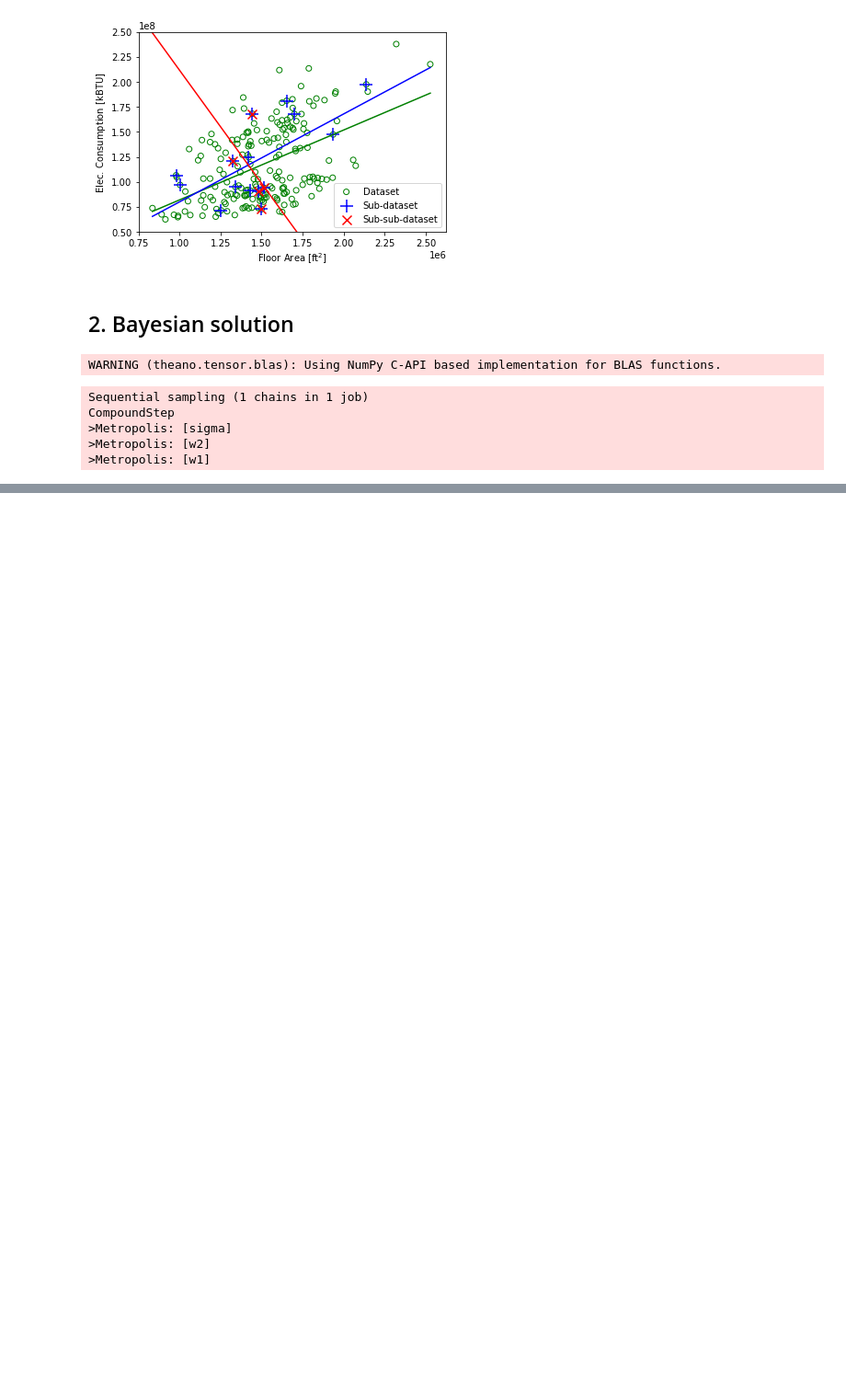
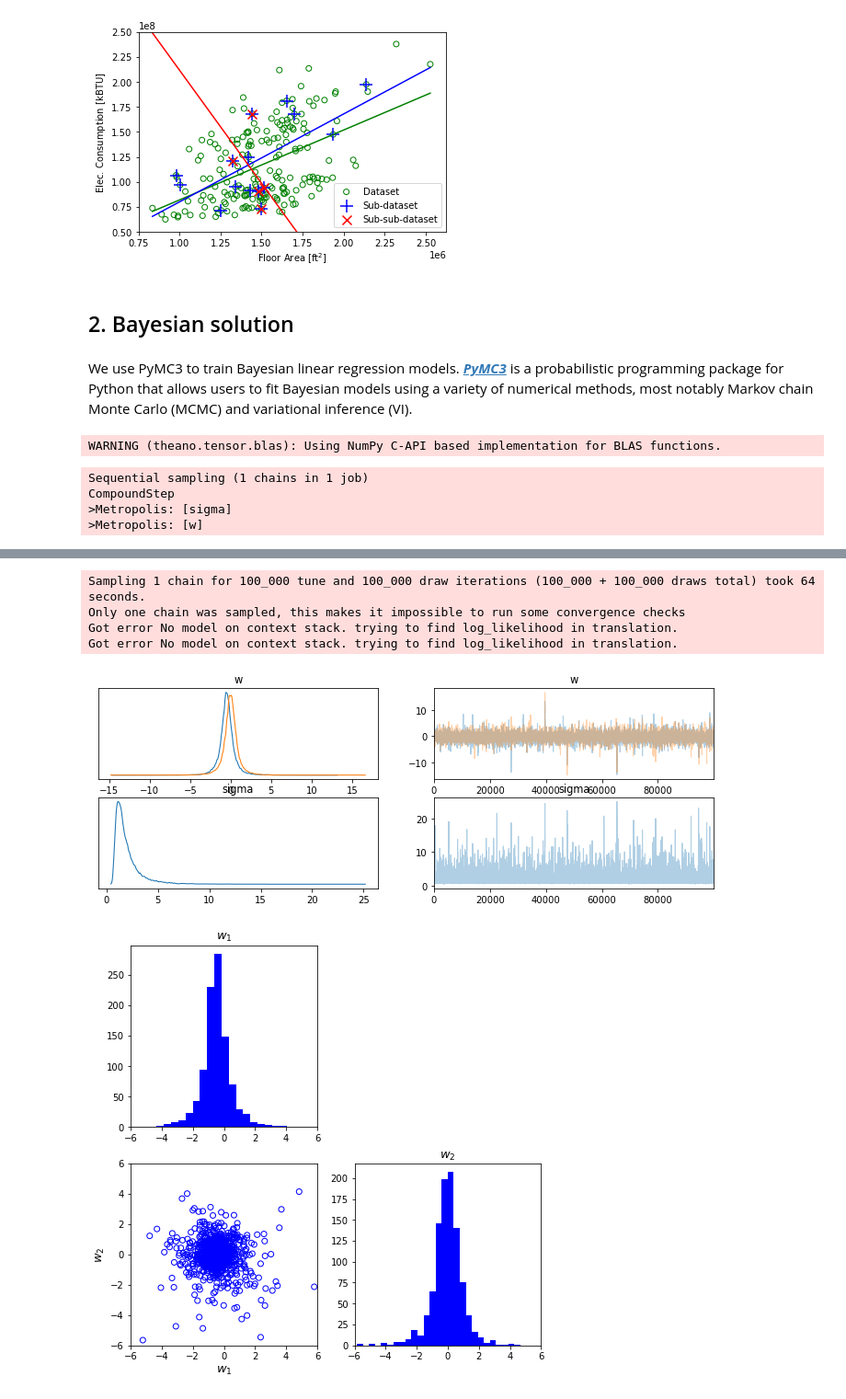
Before and after one commit to sjae-lee/Bayesian-Modelling, a Jupyter notebook: notebook/1_Linear Regression.ipynb, the cells around one changed output, grey strips where cells are left out. Shown at 92% size. Cells and saved outputs as stored; diff of their text form; code cells hidden in the pictures; blank space fills up the shorter version.

```diff
--- a/notebook/1_Linear Regression.ipynb
+++ b/notebook/1_Linear Regression.ipynb
@@ -116,6 +118,8 @@ plt.show()
 [figure]
 # %% [markdown]
 ## 2. Bayesian solution
+# %% [markdown]
+We use PyMC3 to train Bayesian linear regression models. [***PyMC3***](https://docs.pymc.io/en/stable/) is a probabilistic programming package for Python that allows users to fit Bayesian models using a variety of numerical methods, most notably Markov chain Monte Carlo (MCMC) and variational inference (VI).
 # %%
 import pymc3 as pm
 import theano.tensor as T
@@ -129,36 +133,36 @@ class Bayesian_LinearReg(object):
         self.features = features
         self.t_Y = t_Y
 
+    # your model structure
     def make_model(self):
         self.Model = pm.Model()
         with self.Model:
             # prior
-            self.w1 = pm.Exponential('w1',lam=0.1)
-            self.w2 = pm.Normal('w2', mu=0., sd=10.)
-            self.w = pm.Deterministic('w',T.stack((self.w1,self.w2)))
-#             self.w = pm.Normal('w', mu=0., sd=10.,shape=2)
+#             self.w1 = pm.Exponential('w1',lam=0.1)
+#             self.w2 = pm.Normal('w2', mu=0., sd=10.)
+#             self.w = pm.Deterministic('w',T.stack((self.w1,self.w2)))
+            self.w = pm.Normal('w', mu=0., sd=10.,shape=2)
             self.sigma = pm.Exponential('sigma',lam=0.1)
 
             # likelihood
             self.mu = T.dot(self.features, self.w)
             self.y_obs = pm.Normal('y_obs', mu=self.mu, sd=self.sigma, observed=self.t_Y)
 
+    # training your model
     def get_sample(self):
         # draw samples
         with self.Model:
-            step = pm.Metropolis()
-            self.samples = pm.sample(draws=100000,tune=100000, step=step, chains=1)
+            step = pm.Metropolis() # Metropolis–Hastings algorithm (https://en.wikipedia.org/wiki/Metropolis%E2%80%93Hastings_algorithm)
+                                   # A traditional MCMC technique used for Bayesian inference.
+                                   # It needs a lot of samples.
+            self.samples = pm.sample(draws=100000,tune=100000, step=step, chains=1) # we draw 100000 samples after 100000 samples for tuning.
         # plot the trace to check the MCMC result
         pm.traceplot(self.samples)
         plt.show()
         return self.samples
 
     def plot_p_w(self):
-#         self.w1_samples = self.samples['w1'][::100]
-#         print(self.w1_samples.shape)
-#         self.w2_samples = self.samples['w2'][::100]
-#         self.w_samples = np.concatenate((self.w1_samples,self.w2_samples))
-        self.w_samples = self.samples['w'][::100]
+        self.w_samples = self.samples['w'][::100] # select 1000 samples out of the 100000 samples (thinning)
 
         # sample distribution representing p(w|data)
         fig,ax=plt.subplots(2,2, figsize=(8,8))
@@ -189,24 +193,29 @@ class Bayesian_LinearReg(object):
 # %%
 # input and output for Data 1
 t_X1 = T.constant(X1_scaled)
 t_Y1 = T.constant(Y1_scaled.flatten())
 features_data1 = T.concatenate((t_X1,T.ones_like(t_X1)),axis=1)
 
 # model for Data1
 Model_Data1 = Bayesian_LinearReg(features=features_data1, t_Y=t_Y1)
 Model_Data1.make_model()
 Model_Data1.get_sample()
 Model_Data1.plot_p_w()
 
 # predict
-Y1_med_scaled, Y1_u_scaled, Y1_l_scaled = [Scale_Y1.inverse_transform(y) for y in Model_Data1.predict(X=X1_plot_scaled)]
+Y1_med_scaled, Y1_u_scaled, Y1_l_scaled = [Scale_Y1.inverse_transform(y[:,None]) for y in Model_Data1.predict(X=X1_plot_scaled)]
 # %% [output]
 Sequential sampling (1 chains in 1 job)
 CompoundStep
 >Metropolis: [sigma]
->Metropolis: [w2]
->Metropolis: [w1]
+>Metropolis: [w]
 [interactive output not drawn]
+Sampling 1 chain for 100_000 tune and 100_000 draw iterations (100_000 + 100_000 draws total) took 64 seconds.
+Only one chain was sampled, this makes it impossible to run some convergence checks
+Got error No model on context stack. trying to find log_likelihood in translation.
+Got error No model on context stack. trying to find log_likelihood in translation.
+[figure, added]
+[figure, added]
 # %%
 # input and output
 t_X2 = T.constant(X2_scaled)
```
Also changed, not shown: parts of 16 cells of this notebook.
